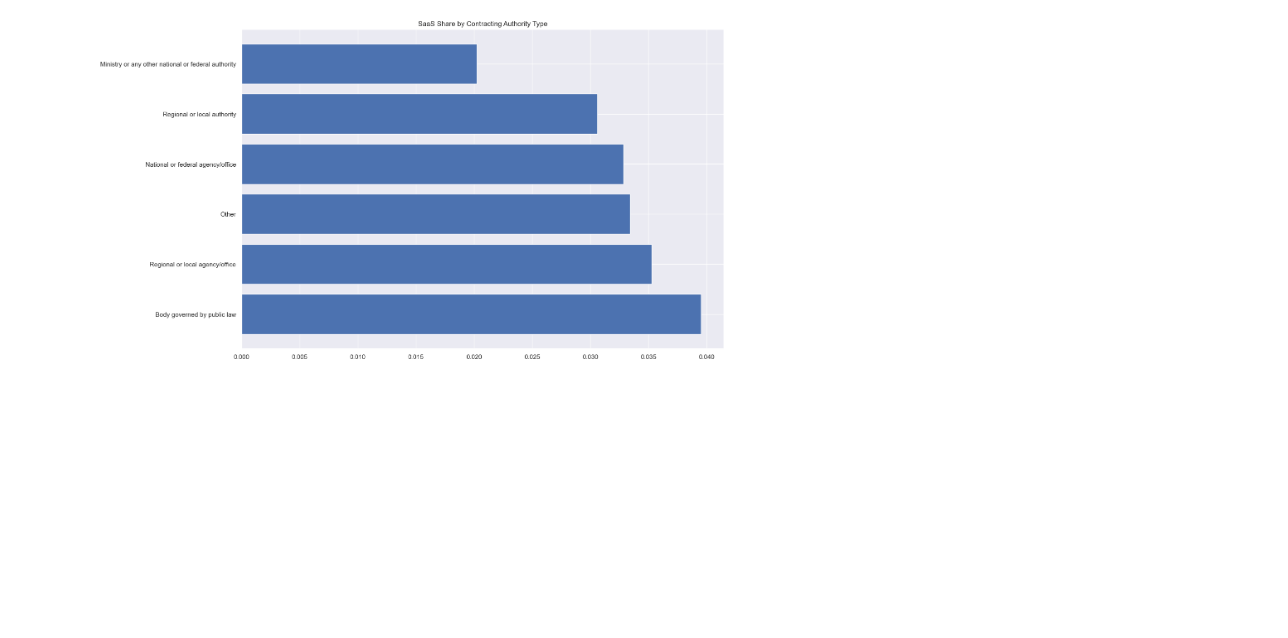
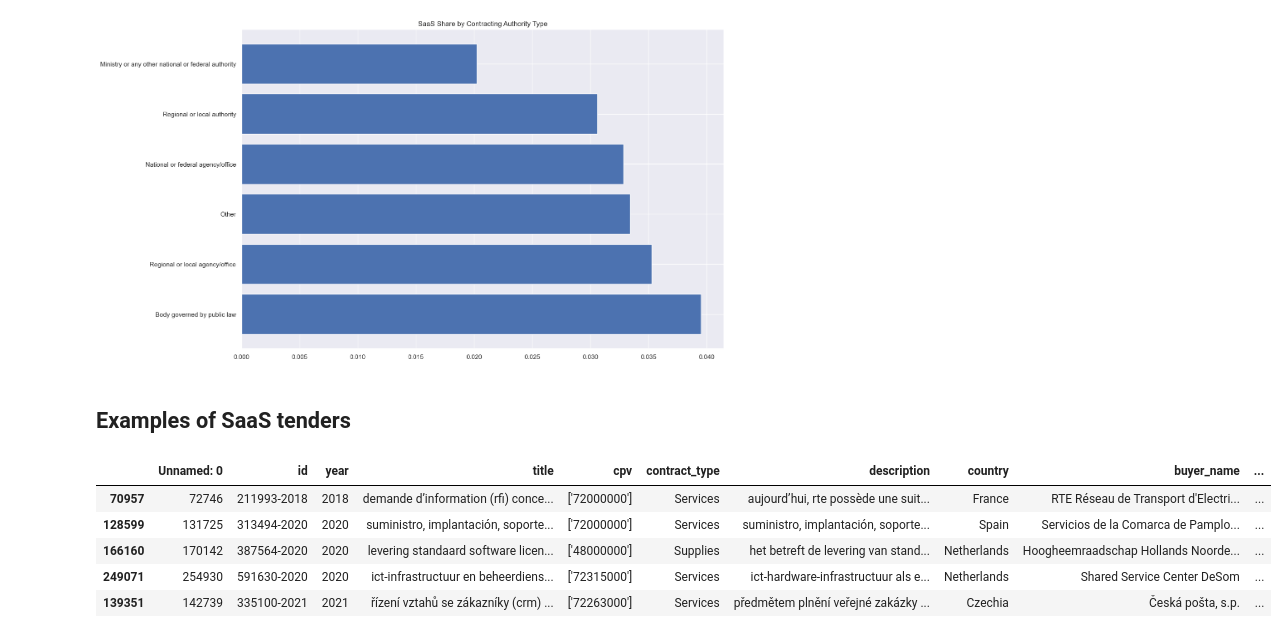
Before and after one commit to aneleh-cikab/saas-in-european-public-sector, a Jupyter notebook: scripts/02-descriptives.ipynb, the cells around one changed output. Saved outputs shown, nothing was run; the diff lists cells and outputs as text; code cells hidden in the pictures; blank space fills up the shorter version.

```diff
--- a/scripts/02-descriptives.ipynb
+++ b/scripts/02-descriptives.ipynb
@@ -266,3 +285,24 @@ plt.title("SaaS Share by Contracting Authority Type")
 plt.show()
 # %% [output]
 [figure]
+# %% [markdown]
+## Examples of SaaS tenders
+# %%
+# set seed.
+# save a copy of df to df_tenders, if saas is yes.
+# from df_tenders take a random sample of 50 tenders.
+
+np.random.seed(1505)
+
+df_tenders = df.loc[df["saas"] == "Yes"]
+
+df_sample = df_tenders.sample(15)
+# %%
+df_sample.head()
+# %% [output]
+|  | Unnamed: 0 | id | year | title | cpv | contract_type | description | country | buyer_name | ... |
+| 70957 | 72746 | 211993-2018 | 2018 | demande d’information (rfi) conce... | ['72000000'] | Services | aujourd’hui, rte possède une suit... | France | RTE Réseau de Transport d'Electri... | ... |
+| 128599 | 131725 | 313494-2020 | 2020 | suministro, implantación, soporte... | ['72000000'] | Services | suministro, implantación, soporte... | Spain | Servicios de la Comarca de Pamplo... | ... |
+| 166160 | 170142 | 387564-2020 | 2020 | levering standaard software licen... | ['48000000'] | Supplies | het betreft de levering van stand... | Netherlands | Hoogheemraadschap Hollands Noorde... | ... |
+| 249071 | 254930 | 591630-2020 | 2020 | ict-infrastructuur en beheerdiens... | ['72315000'] | Services | ict-hardware-infrastructuur als e... | Netherlands | Shared Service Center DeSom | ... |
+| 139351 | 142739 | 335100-2021 | 2021 | řízení vztahů se zákazníky (crm) ... | ['72263000'] | Services | předmětem plnění veřejné zakázky ... | Czechia | Česká pošta, s.p. | ... |
```
Also changed, not shown: parts of 9 cells of this notebook, 15 other files.
